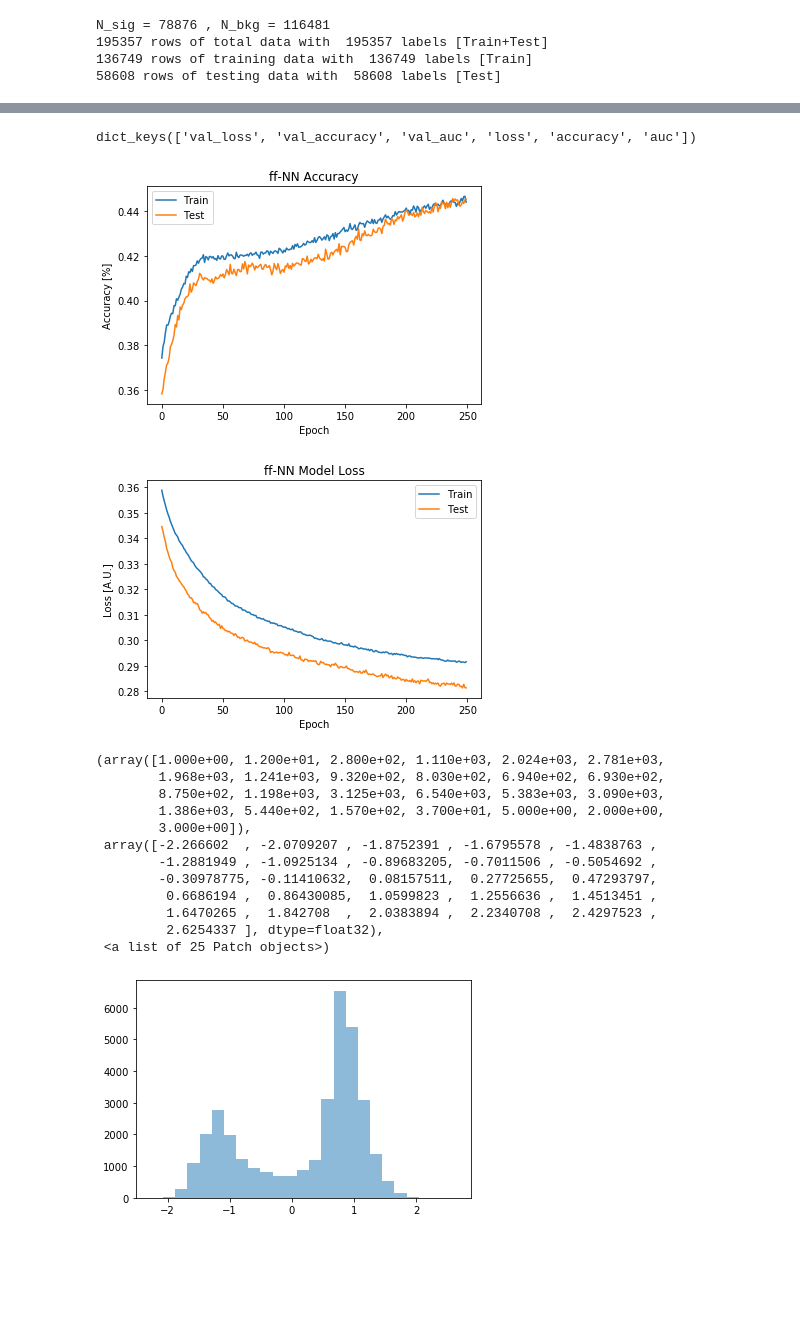
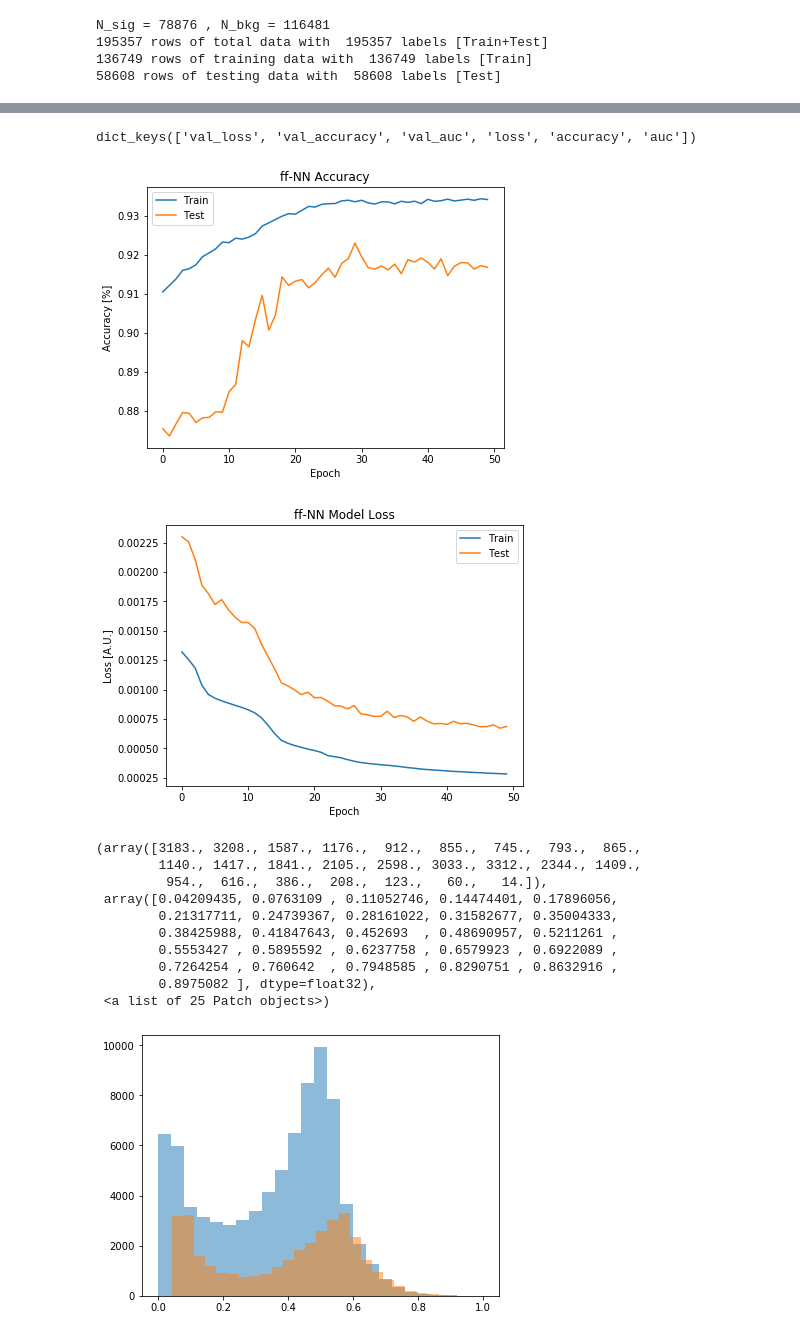
Before and after one commit to neu-physics/anomalyDetection, a Jupyter notebook: autoEncoder/autoEncoder_dihiggsReconstructed.ipynb, the cells around one changed output, grey strips where cells are left out. Saved outputs shown, nothing was run; the diff lists cells and outputs as text; code cells hidden in the pictures; blank space fills up the shorter version.

```diff
--- a/autoEncoder/autoEncoder_dihiggsReconstructed.ipynb
+++ b/autoEncoder/autoEncoder_dihiggsReconstructed.ipynb
@@ -53,7 +60,9 @@ data_train, data_test, labels_train, labels_test = makeTestTrainSamplesWithUserV
 #                                                                             variables, testingFraction)
 
 # ** C. Apply normalization to make 0mean/1sigma data inputs
-sc = StandardScaler()
+#sc = StandarScaler()
+
+sc = MinMaxScaler()
 data_train__norm = sc.fit_transform(data_train)
 data_test__norm = sc.fit_transform(data_test)
 
@@ -67,6 +76,8 @@ data_test__norm  = np.concatenate((data_test__norm, labels_test), 1)
 data_train__norm    = data_train__norm[data_train__norm[:,-1]==0] # training with qcd only
 data_hh_test__norm  = data_test__norm[data_test__norm[:,-1]==1] # testing with dihiggs only
 data_qcd_test__norm = data_test__norm[data_test__norm[:,-1]==0] # testing with qcd only
+labels_hh_test      = labels_test[data_test__norm[:,-1]==1] # testing with dihiggs only
+labels_qcd_test     = labels_test[data_test__norm[:,-1]==0] # testing with qcd only
 
 # drop 'isSignal' from sets
 data_train__norm    = np.delete(data_train__norm, -1, 1)
@@ -84,6 +95,9 @@ N_sig = 78876 , N_bkg = 116481
 # *** 2. Setup auto-encoder network structure
 def newAutoEncoder( _compiler, _data_columns, _encodingDimensions=21, _loss='binary_crossentropy'):
     """function so you don't have to re-run everything everytime"""
+
+    l2_reg = l2(0.01)
+    #l2_reg = l1(0.1)
 
     # Size of our encoded representataion -> compression of factor _encodingDimensions / len(data_columns)
     print(_data_columns.shape)
@@ -97,16 +111,15 @@ def newAutoEncoder( _compiler, _data_columns, _encodingDimensions=21, _loss='bin
     #_encoded = Dense(_encodingDimensions, activation='relu')(_input_img) # relu ORIGINAL
 
     _encoded = Dense(_intermediaryDimensions, activation='relu')(_input_img) # relu ORIGINAL
-    _encoded = Dropout(0.1)(_encoded) # relu ORIGINAL
-
-    _encoded = Dense(_encodingDimensions, activation='tanh')(_encoded) # relu ORIGINAL
+    #_encoded = Dropout(0.1)(_encoded) # relu ORIGINAL
+    _encoded = Dense(_encodingDimensions, activation='relu')(_encoded) # tanh BBT
 
 
     # "decoded" is the lossy reconstruction of the input
     #_decoded = Dense( _data_columns.shape[0], activation='linear')(_encoded) # sigmoid # ORIGINAL
 
-    _decoded = Dense( _intermediaryDimensions, activation='relu')(_encoded) # sigmoid
-    _decoded = Dense( _data_columns.shape[0], activation='linear')(_decoded) # sigmoid
+    _decoded = Dense( _intermediaryDimensions, activation='relu')(_encoded) # relu or tanh BBT
+    _decoded = Dense( _data_columns.shape[0], activation='sigmoid')(_decoded) # linear BBT
 
     # this model maps an input to its reconstruction
     _autoencoder = Model(_input_img, _decoded)
@@ -135,7 +148,7 @@ def newAutoEncoder( _compiler, _data_columns, _encodingDimensions=21, _loss='bin
 # compile the model
 #_copiler = 'adadelta'
 _compiler = 'adam'
-encodedDimensions = 5
+encodedDimensions = 15
 #encodedDimensions = data_train.columns.shape[0] # "identity" encoder
 autoencoder, encoder = newAutoEncoder( _compiler, data_train.columns,
                                       _encodingDimensions=encodedDimensions)
@@ -163,7 +178,7 @@ _________________________________________________________________
 # *** 3. Train the model
 history = autoencoder.fit(data_train__norm, data_train__norm,
                           #data_train, data_train,
-                          epochs=250,
+                          epochs=50,
                           batch_size=512,
                           shuffle=True,
                           validation_data=(data_test__norm, data_test__norm))
@@ -214,28 +229,26 @@ plt.legend(['Train', 'Test'], loc='upper right')
 plt.show()
 # %% [output]
 dict_keys(['val_loss', 'val_accuracy', 'val_auc', 'loss', 'accuracy', 'auc'])
-[figure, old version]
+[figure, new version]
-[figure, old version]
+[figure, new version]
 # %%
-#plt.hist(encoded_imgs[:,5], bins=25, alpha=0.5)
+#plt.hist(encoded_imgs[:,0], bins=25, alpha=0.5)
 #plt.hist(decoded_imgs[:,4], bins=25, alpha=0.5)
 
-#plt.hist(data_train__norm[:,0], bins = 25, alpha=0.5)
+plt.hist(data_train__norm[:,1], bins = 25, alpha=0.5)
 plt.hist(decoded_imgs[:,1], bins=25, alpha=0.5)
 # %% [output]
-(array([1.000e+00, 1.200e+01, 2.800e+02, 1.110e+03, 2.024e+03, 2.781e+03,
-        1.968e+03, 1.241e+03, 9.320e+02, 8.030e+02, 6.940e+02, 6.930e+02,
-        8.750e+02, 1.198e+03, 3.125e+03, 6.540e+03, 5.383e+03, 3.090e+03,
-        1.386e+03, 5.440e+02, 1.570e+02, 3.700e+01, 5.000e+00, 2.000e+00,
-        3.000e+00]),
- array([-2.266602  , -2.0709207 , -1.8752391 , -1.6795578 , -1.4838763 ,
-        -1.2881949 , -1.0925134 , -0.89683205, -0.7011506 , -0.5054692 ,
-        -0.30978775, -0.11410632,  0.08157511,  0.27725655,  0.47293797,
-         0.6686194 ,  0.86430085,  1.0599823 ,  1.2556636 ,  1.4513451 ,
-         1.6470265 ,  1.842708  ,  2.0383894 ,  2.2340708 ,  2.4297523 ,
-         2.6254337 ], dtype=float32),
+(array([3183., 3208., 1587., 1176.,  912.,  855.,  745.,  793.,  865.,
+        1140., 1417., 1841., 2105., 2598., 3033., 3312., 2344., 1409.,
+         954.,  616.,  386.,  208.,  123.,   60.,   14.]),
+ array([0.04209435, 0.0763109 , 0.11052746, 0.14474401, 0.17896056,
+        0.21317711, 0.24739367, 0.28161022, 0.31582677, 0.35004333,
+        0.38425988, 0.41847643, 0.452693  , 0.48690957, 0.5211261 ,
+        0.5553427 , 0.5895592 , 0.6237758 , 0.6579923 , 0.6922089 ,
+        0.7264254 , 0.760642  , 0.7948585 , 0.8290751 , 0.8632916 ,
+        0.8975082 ], dtype=float32),
  <a list of 25 Patch objects>)
-[figure, old version]
+[figure, new version]
 # %%
 autoencoder.summary()
 # %% [output]
```
Also changed, not shown: parts of 20 cells of this notebook, 1 other file.
